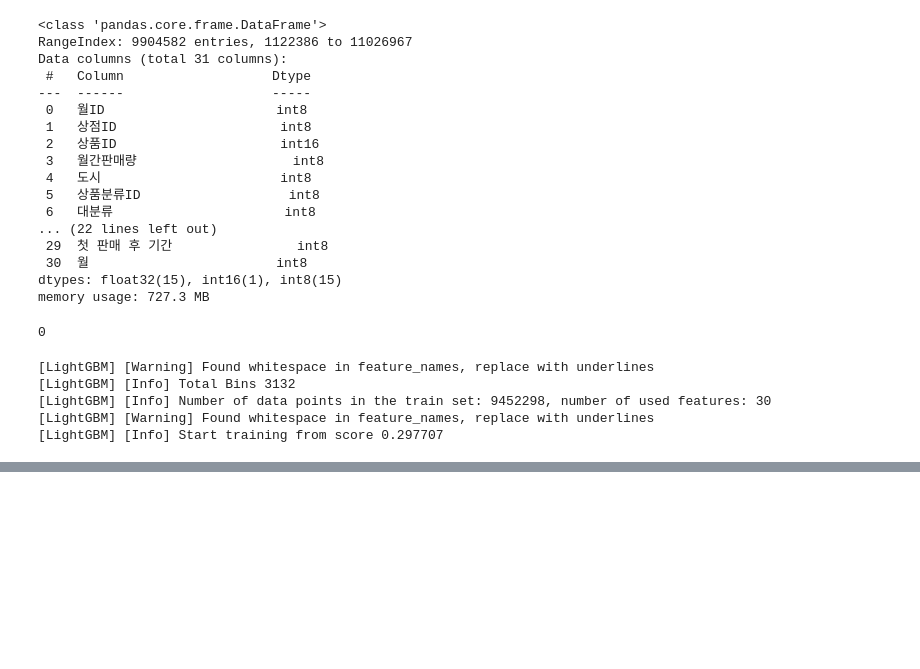
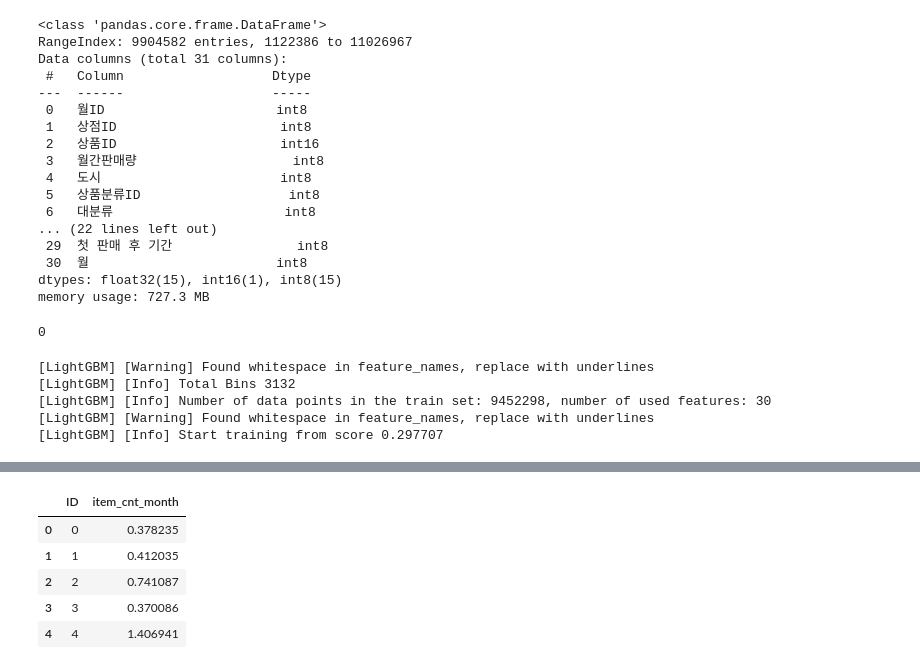
Before and after one commit to jhkimon/MLDL-strategy, a Jupyter notebook: competitive-data-science-predict-future-sales/model_final.ipynb, the cells around one changed output, grey strips where cells are left out. Saved outputs shown, nothing was run; the diff lists cells and outputs as text; code cells hidden in the pictures; blank space fills up the shorter version.

```diff
--- a/competitive-data-science-predict-future-sales/model_final.ipynb
+++ b/competitive-data-science-predict-future-sales/model_final.ipynb
@@ -546,0 +547,9 @@ gc.collect()
+# %%
+submission.head()
+# %% [output]
+|  | ID | item_cnt_month |
+| 0 | 0 | 0.378235 |
+| 1 | 1 | 0.412035 |
+| 2 | 2 | 0.741087 |
+| 3 | 3 | 0.370086 |
+| 4 | 4 | 1.406941 |
```
Also changed, not shown: parts of 1 cell of this notebook, 3 other files.
